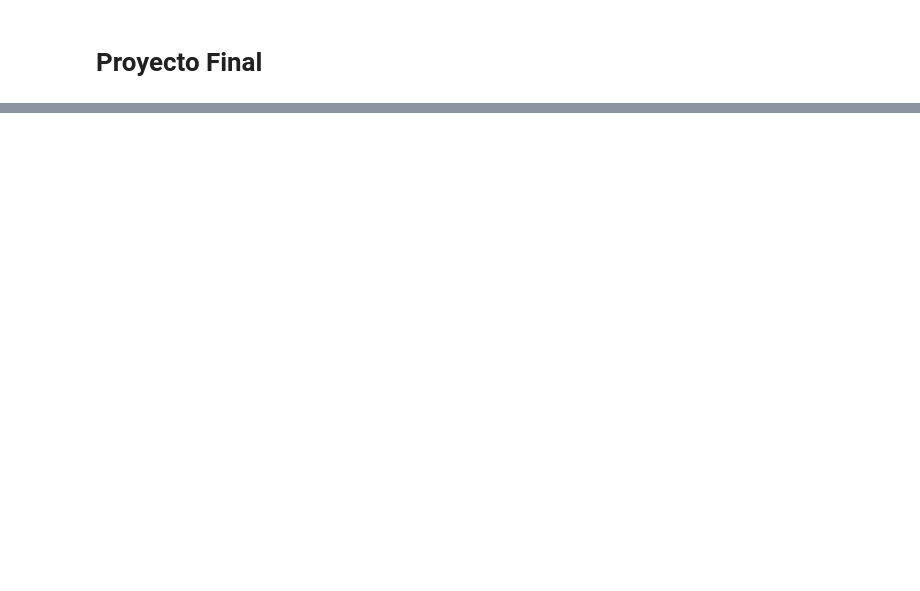
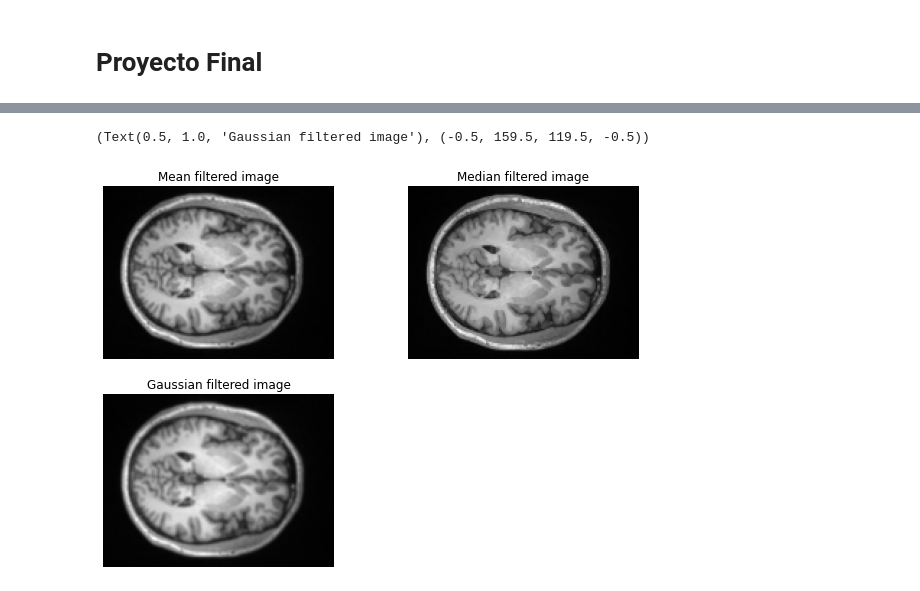
Before and after one commit to Mariaprddz/Analisis, a Jupyter notebook: Analisis/PROYECTO_FINAL/proyecto_final_imagen.ipynb, the cells around one changed output, grey strips where cells are left out. Drawn from its saved outputs; the diff is of its cells as text; code cells hidden in the pictures; blank space fills up the shorter version.

```diff
--- a/Analisis/PROYECTO_FINAL/proyecto_final_imagen.ipynb
+++ b/Analisis/PROYECTO_FINAL/proyecto_final_imagen.ipynb
@@ -31,0 +36,37 @@ plt.imshow(img_o, cmap=plt.cm.gray)
+# %%
+#filtros suavizantes estándar??
+def mean_filter(img,size_filter):
+
+    # the filter is divided by size_filter^2 for normalization
+    mean_filter = np.ones((size_filter,size_filter))/np.power(size_filter,2)
+    # performing convolution
+    img_meanfiltered = filters.convolve(img, mean_filter,mode='reflect')
+    return img_meanfiltered
+
+
+def median_filter(img, size):
+    img_filtered = filters.median_filter(img,size = size,mode='reflect')
+    return img_filtered
+
+def gaussian_filter(img,sigma):
+    # performing convolution
+    img_gaussianfiltered = filters.gaussian_filter(img, sigma=sigma,mode='reflect')
+    return img_gaussianfiltered
+# %%
+img_mean = mean_filter(img_o,2)
+img_median = median_filter(img_o, 2)
+img_gaussian_filter = gaussian_filter(img_o,0.75)
+# %%
+fig = plt.figure(figsize=(10,7))
+plt.subplot(221)
+plt.imshow(img_mean, cmap=plt.cm.gray)
+plt.title('Mean filtered image'), plt.axis('off')
+plt.subplot(222)
+plt.imshow(img_median, cmap=plt.cm.gray)
+plt.title('Median filtered image'), plt.axis('off')
+plt.subplot(223)
+plt.imshow(img_gaussian_filter, cmap=plt.cm.gray)
+plt.title('Gaussian filtered image'), plt.axis('off')
+# %% [output]
+(Text(0.5, 1.0, 'Gaussian filtered image'), (-0.5, 159.5, 119.5, -0.5))
+[figure, added]
```
Also changed, not shown: parts of 5 cells of this notebook, 1 other file.
